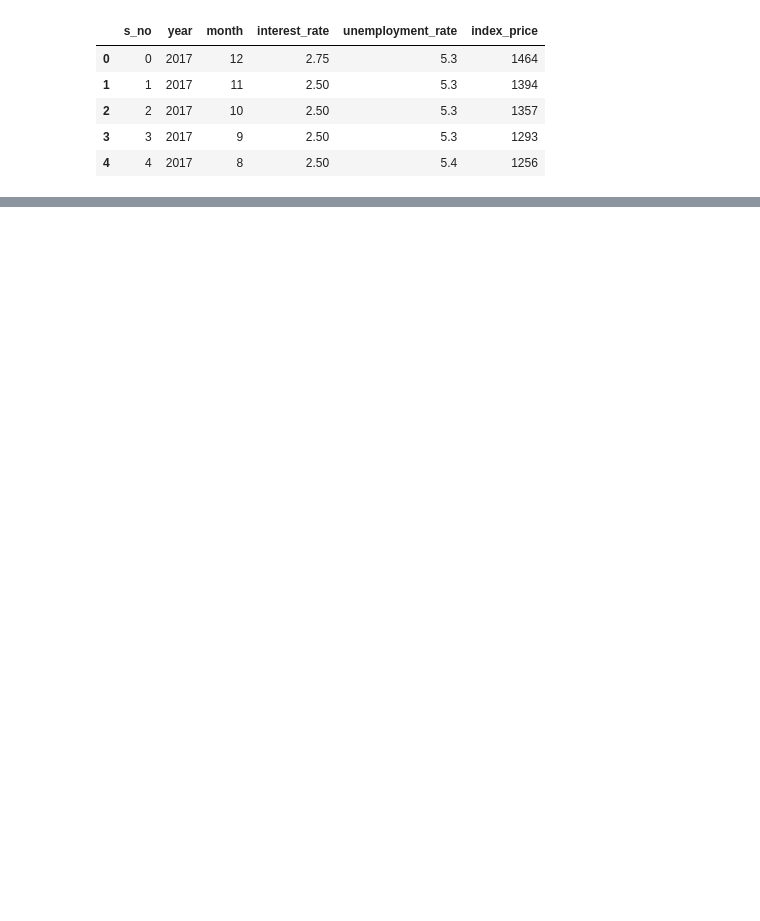
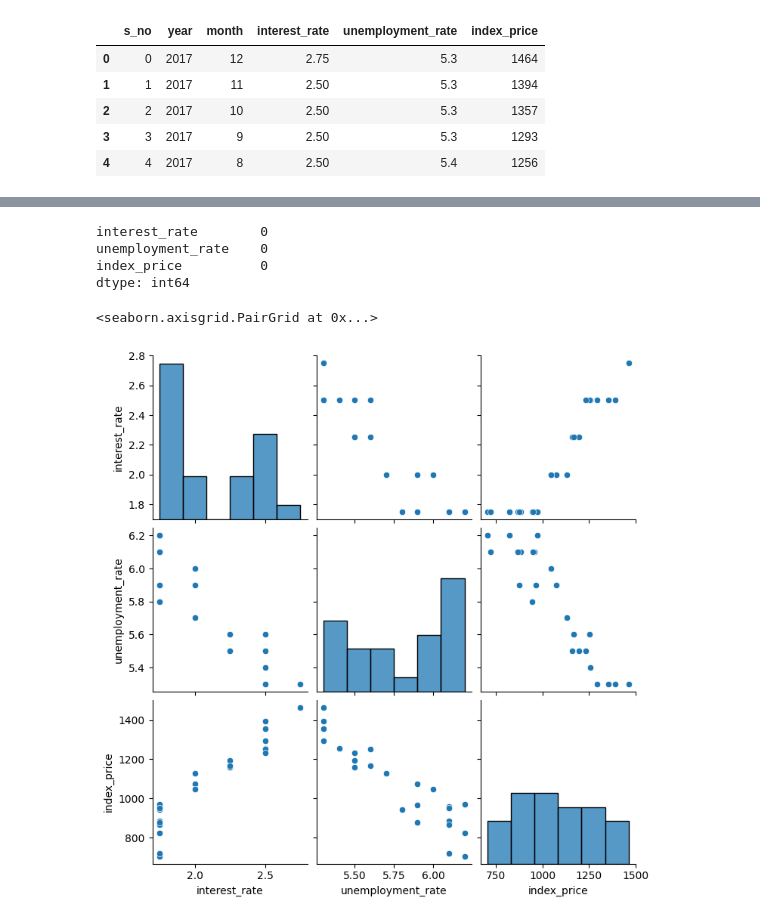
Before and after one commit to akkiyolo/Mapping-The-ML-journey, a Jupyter notebook: 18-simple and multiple linear regression/model_multiple_regression.ipynb, the cells around one changed output, grey strips where cells are left out. Drawn from its saved outputs; the diff is of its cells as text; code cells hidden in the pictures; blank space fills up the shorter version.

```diff
--- a/18-simple and multiple linear regression/model_multiple_regression.ipynb
+++ b/18-simple and multiple linear regression/model_multiple_regression.ipynb
@@ -17,4 +17,4 @@ df_index.head()
 | 4 | 4 | 2017 | 8 | 2.50 | 5.4 | 1256 |
 # %%
 ## drop unnecessary columns
-df_index.drop(columns=['s_no','year','month'],axis=1)
+df_index.drop(columns=['s_no','year','month'],axis=1,inplace=True)
@@ -38,0 +30,17 @@ df_index.drop(columns=['s_no','year','month'],axis=1)
+# %%
+## check null values
+df_index.isnull().sum()
+# %% [output]
+interest_rate        0
+unemployment_rate    0
+index_price          0
+dtype: int64
+# %%
+## lets do some visualization
+
+import seaborn as sns
+
+sns.pairplot(df_index)
+# %% [output]
+<seaborn.axisgrid.PairGrid at 0x...>
+[figure, added]
```
Also changed, not shown: parts of 2 cells of this notebook.
